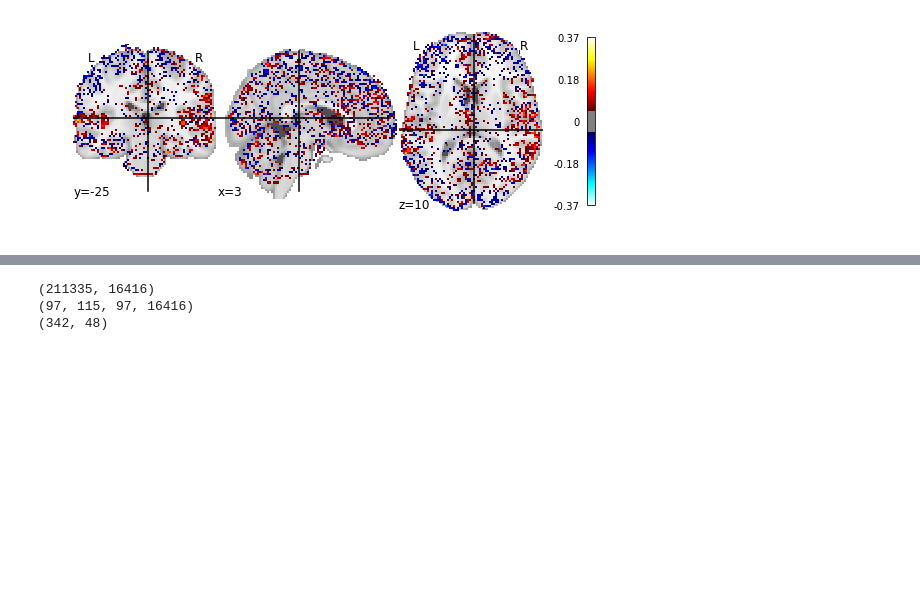
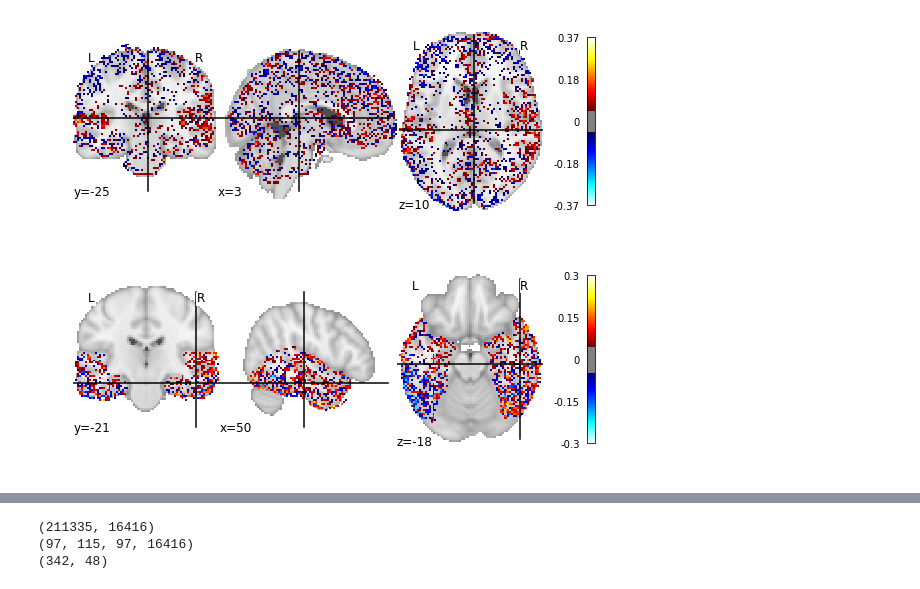
Before and after one commit to ANCPLabOldenburg/voxelwiseencoding, a Jupyter notebook: Voxelwise_Encoding_BIDS.ipynb, the cells around one changed output, grey strips where cells are left out. Saved outputs shown, nothing was run; the diff lists cells and outputs as text; code cells hidden in the pictures; blank space fills up the shorter version.

Commit message:
Added confound removal and visualization script.

```diff
--- a/Voxelwise_Encoding_BIDS.ipynb
+++ b/Voxelwise_Encoding_BIDS.ipynb
@@ -235,3 +235,13 @@ plotting.plot_stat_map(mean_scores, threshold=0.05)
 plotting.show()
 # %% [output]
 [figure]
+# %%
+# windowlen 25ms overlap 0 with mask CS
+from nilearn.image import mean_img,load_img
+mean_scores = mean_img('/data2/lmichalke/github/ANCP/voxelwiseencoding/voxelwiseencoding/output_windowlen25_overlap0_masked/sub-03/acq-CS/sub-03_task-aomovie_acq-CS_desc-scores.nii.gz')
+#print(mean_scores)
+from nilearn import plotting
+plotting.plot_stat_map(mean_scores, threshold=0.05)
+plotting.show()
+# %% [output]
+[figure, added]
```
Also changed, not shown: parts of 12 cells of this notebook, 5 other files.
